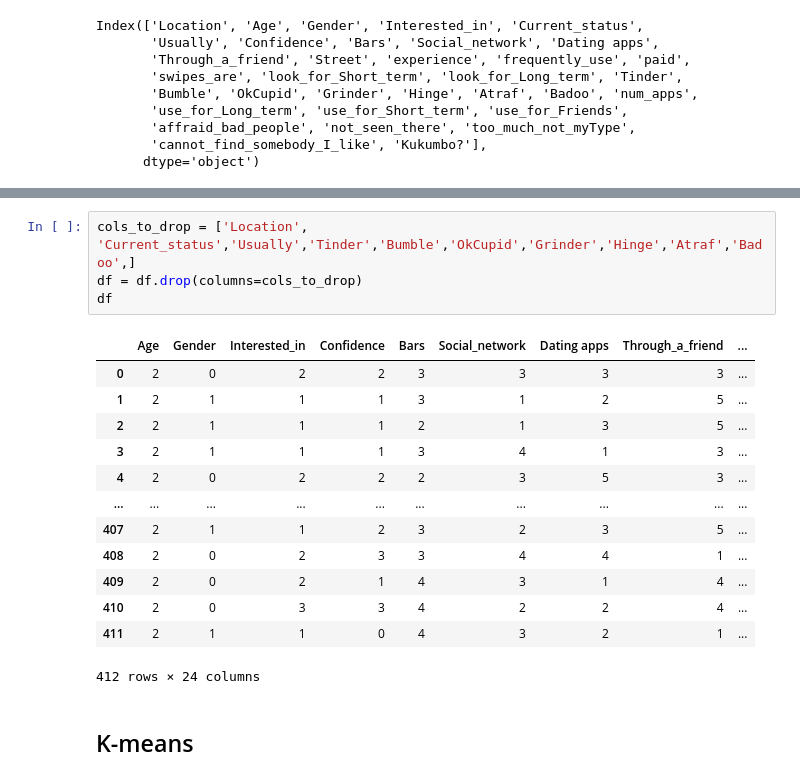
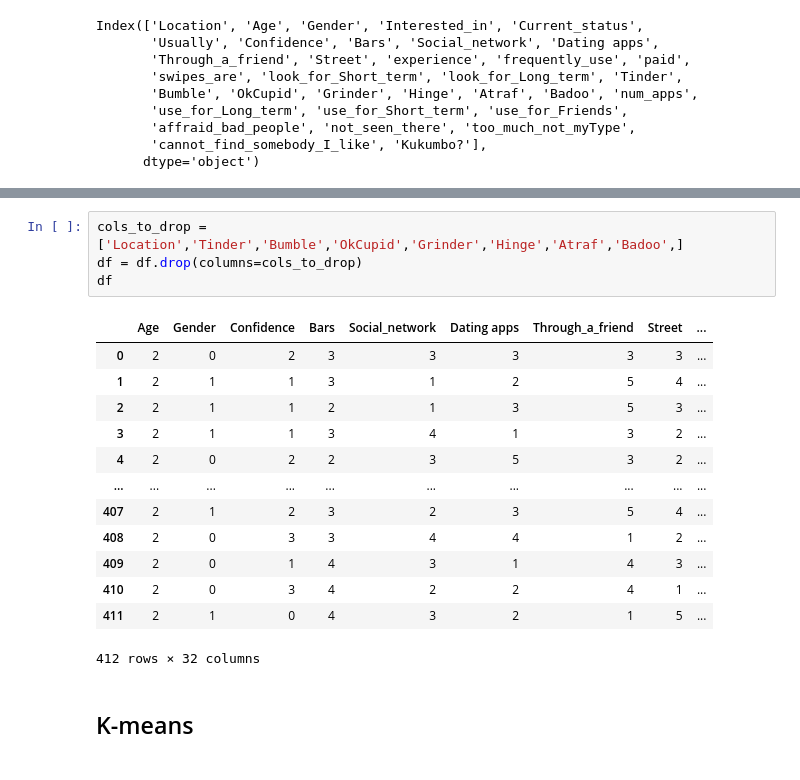
Before and after one commit to golankai/IDC-DS-FinalProject, a Jupyter notebook: Kmeans.ipynb, the cells around one changed output, grey strips where cells are left out. Drawn from its saved outputs; the diff is of its cells as text.

```diff
--- a/Kmeans.ipynb
+++ b/Kmeans.ipynb
@@ -111,21 +125,21 @@ df
 # %%
-cols_to_drop = ['Location', 'Current_status','Usually','Tinder','Bumble','OkCupid','Grinder','Hinge','Atraf','Badoo',]
+cols_to_drop = ['Location','Tinder','Bumble','OkCupid','Grinder','Hinge','Atraf','Badoo',]
 df = df.drop(columns=cols_to_drop)
 df
 # %% [output]
-|  | Age | Gender | Interested_in | Confidence | Bars | Social_network | Dating apps | Through_a_friend | ... |
-| 0 | 2 | 0 | 2 | 2 | 3 | 3 | 3 | 3 | ... |
-| 1 | 2 | 1 | 1 | 1 | 3 | 1 | 2 | 5 | ... |
-| 2 | 2 | 1 | 1 | 1 | 2 | 1 | 3 | 5 | ... |
-| 3 | 2 | 1 | 1 | 1 | 3 | 4 | 1 | 3 | ... |
-| 4 | 2 | 0 | 2 | 2 | 2 | 3 | 5 | 3 | ... |
+|  | Age | Gender | Confidence | Bars | Social_network | Dating apps | Through_a_friend | Street | ... |
+| 0 | 2 | 0 | 2 | 3 | 3 | 3 | 3 | 3 | ... |
+| 1 | 2 | 1 | 1 | 3 | 1 | 2 | 5 | 4 | ... |
+| 2 | 2 | 1 | 1 | 2 | 1 | 3 | 5 | 3 | ... |
+| 3 | 2 | 1 | 1 | 3 | 4 | 1 | 3 | 2 | ... |
+| 4 | 2 | 0 | 2 | 2 | 3 | 5 | 3 | 2 | ... |
 | ... | ... | ... | ... | ... | ... | ... | ... | ... | ... |
-| 407 | 2 | 1 | 1 | 2 | 3 | 2 | 3 | 5 | ... |
-| 408 | 2 | 0 | 2 | 3 | 3 | 4 | 4 | 1 | ... |
-| 409 | 2 | 0 | 2 | 1 | 4 | 3 | 1 | 4 | ... |
-| 410 | 2 | 0 | 3 | 3 | 4 | 2 | 2 | 4 | ... |
-| 411 | 2 | 1 | 1 | 0 | 4 | 3 | 2 | 1 | ... |
+| 407 | 2 | 1 | 2 | 3 | 2 | 3 | 5 | 4 | ... |
+| 408 | 2 | 0 | 3 | 3 | 4 | 4 | 1 | 2 | ... |
+| 409 | 2 | 0 | 1 | 4 | 3 | 1 | 4 | 3 | ... |
+| 410 | 2 | 0 | 3 | 4 | 2 | 2 | 4 | 1 | ... |
+| 411 | 2 | 1 | 0 | 4 | 3 | 2 | 1 | 5 | ... |
-412 rows × 24 columns
+412 rows × 32 columns
 # %% [markdown]
 ## K-means
 # %%
```
Also changed, not shown: parts of 12 cells of this notebook, 4 other files.
